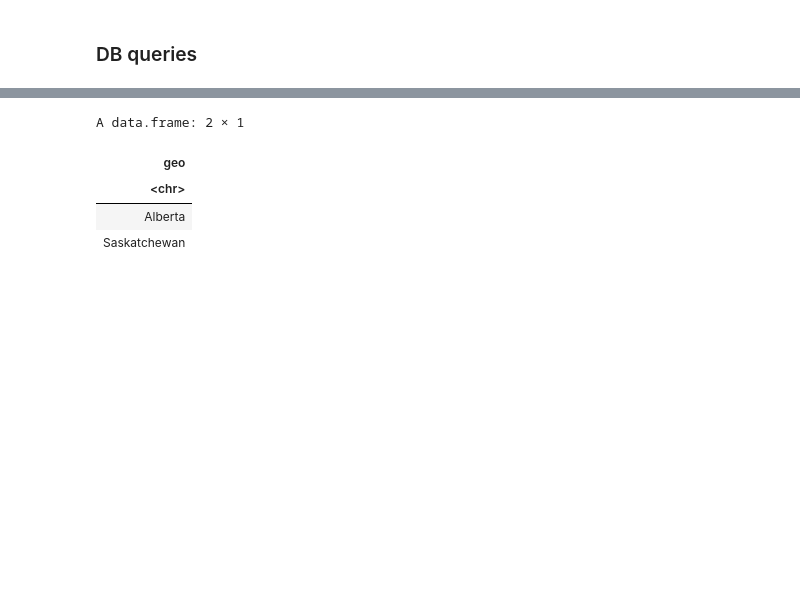
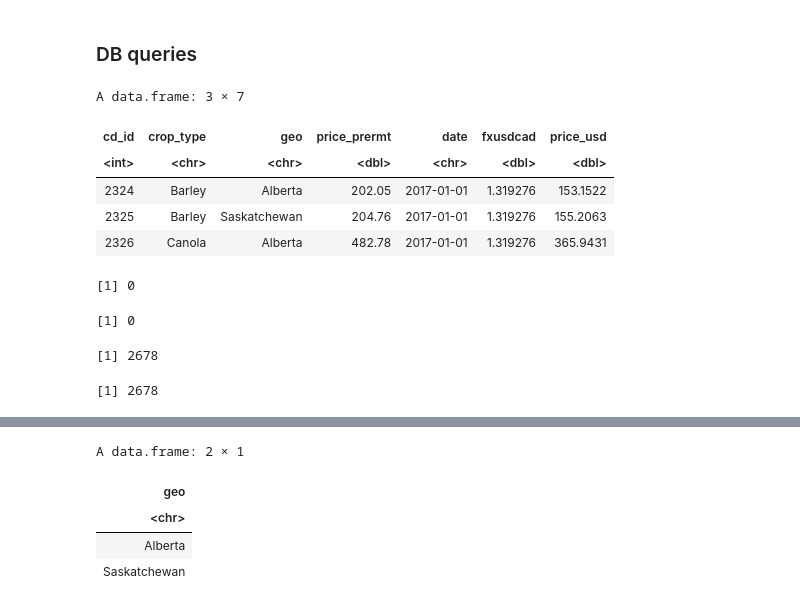
Before and after one commit to tros01/ibm_data_analyst, a Jupyter notebook: solutions/r_m6_annual_crop_data-final_project.ipynb, the cells around one changed output, grey strips where cells are left out. Saved outputs shown, nothing was run; the diff lists cells and outputs as text; code cells hidden in the pictures; blank space fills up the shorter version.

```diff
--- a/solutions/r_m6_annual_crop_data-final_project.ipynb
+++ b/solutions/r_m6_annual_crop_data-final_project.ipynb
@@ -260,3 +309,62 @@ for (tab in tab_vec) {
     ", tab)
     dbExecute(c, q)
 }
+# %%
+# Convert the crop prices
+q <- "
+SELECT
+    p.*,
+    m.fxusdcad,
+    (p.price_prermt / m.fxusdcad) AS price_usd
+FROM prod_prices AS p, monthly_fx AS m
+WHERE p.date = m.date
+LIMIT 3;
+"
+dbGetQuery(c,q)
+# %% [output]
+A data.frame: 3 × 7
+| cd_id | crop_type | geo | price_prermt | date | fxusdcad | price_usd |
+| <int> | <chr> | <chr> | <dbl> | <chr> | <dbl> | <dbl> |
+| 2324 | Barley | Alberta | 202.05 | 2017-01-01 | 1.319276 | 153.1522 |
+| 2325 | Barley | Saskatchewan | 204.76 | 2017-01-01 | 1.319276 | 155.2063 |
+| 2326 | Canola | Alberta | 482.78 | 2017-01-01 | 1.319276 | 365.9431 |
+# %%
+# Construct a temp fx col
+q <- "
+ALTER TABLE prod_prices
+ADD fxusdcad FLOAT(6);
+"
+dbExecute(c, q)
+# %% [output]
+[1] 0
+# %%
+# Construct a price (USD) col
+q <- "
+ALTER TABLE prod_prices
+ADD price_usd FLOAT(6);
+"
+dbExecute(c, q)
+# %% [output]
+[1] 0
+# %%
+# Populate the fx col
+q <- "
+UPDATE prod_prices
+SET fxusdcad = (
+    SELECT m.fxusdcad
+    FROM monthly_fx AS m
+    WHERE m.date = prod_prices.date
+);
+"
+dbExecute(c, q)
+# %% [output]
+[1] 2678
+# %%
+# Populate the price (USD) col
+q <- "
+UPDATE prod_prices
+SET price_usd = price_prermt / fxusdcad;
+"
+dbExecute(c, q)
+# %% [output]
+[1] 2678
```
Also changed, not shown: parts of 19 cells of this notebook.
